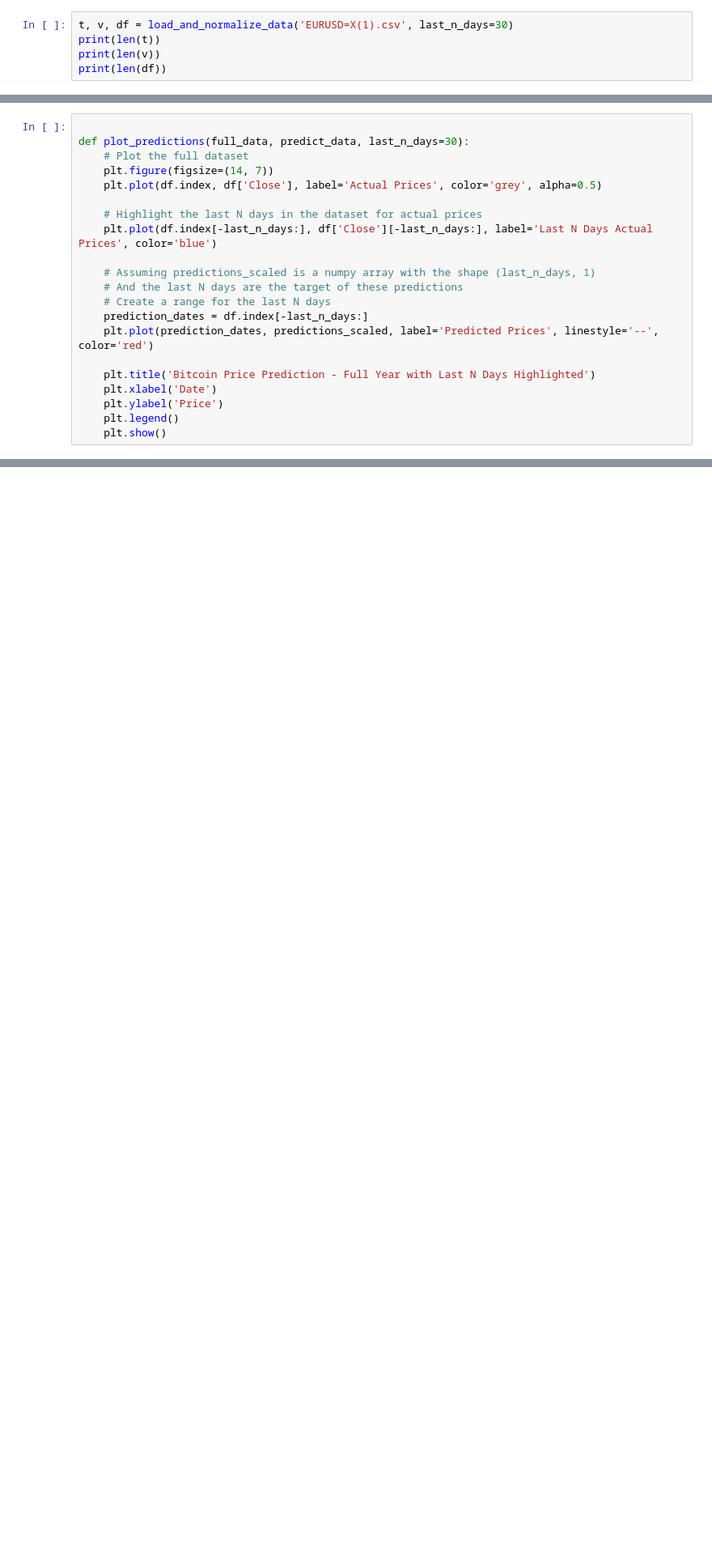
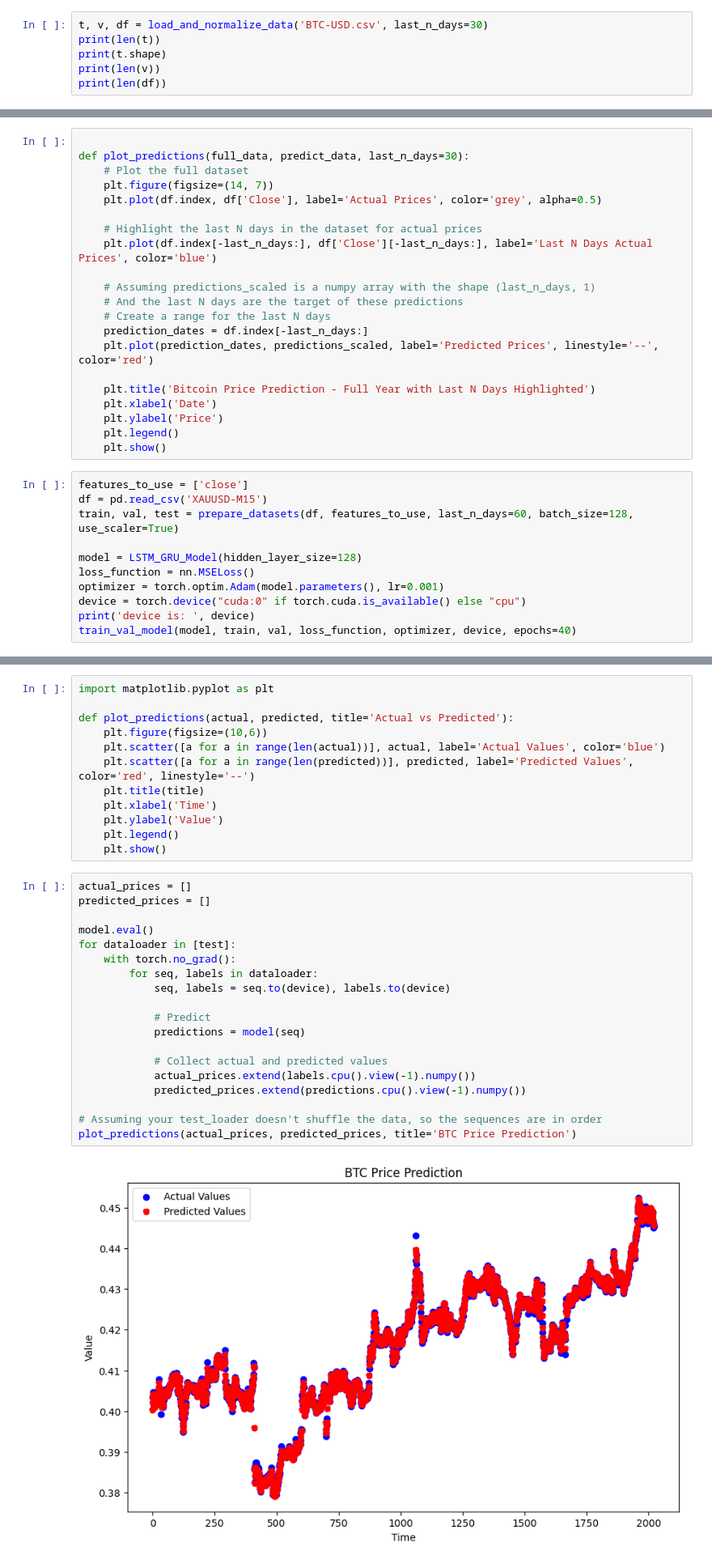
Before and after one commit to MahdiarMansouri/LSTM_price_prediction, a Jupyter notebook: 02.ipynb, the cells around one changed output, grey strips where cells are left out. Shown: that part at 81% size. Cells and saved outputs as stored; diff of their text form; blank space fills up the shorter version.

```diff
--- a/02.ipynb
+++ b/02.ipynb
@@ -18,8 +19,9 @@ def load_and_normalize_data(filepath, last_n_days=30):
     testing_data = close_prices[-last_n_days:]
     return torch.FloatTensor(training_data), torch.FloatTensor(testing_data), torch.FloatTensor(close_prices)
 # %%
-t, v, df = load_and_normalize_data('EURUSD=X(1).csv', last_n_days=30)
+t, v, df = load_and_normalize_data('BTC-USD.csv', last_n_days=30)
 print(len(t))
+print(t.shape)
 print(len(v))
 print(len(df))
 # %% [output]
@@ -143,3 +268,14 @@ def plot_predictions(full_data, predict_data, last_n_days=30):
     plt.ylabel('Price')
     plt.legend()
     plt.show()
+# %%
+features_to_use = ['close']
+df = pd.read_csv('XAUUSD-M15')
+train, val, test = prepare_datasets(df, features_to_use, last_n_days=60, batch_size=128, use_scaler=True)
+
+model = LSTM_GRU_Model(hidden_layer_size=128)
+loss_function = nn.MSELoss()
+optimizer = torch.optim.Adam(model.parameters(), lr=0.001)
+device = torch.device("cuda:0" if torch.cuda.is_available() else "cpu")
+print('device is: ', device)
+train_val_model(model, train, val, loss_function, optimizer, device, epochs=40)
@@ -146,3 +322,36 @@ def plot_predictions(full_data, predict_data, last_n_days=30):
+# %%
+import matplotlib.pyplot as plt
+
+def plot_predictions(actual, predicted, title='Actual vs Predicted'):
+    plt.figure(figsize=(10,6))
+    plt.scatter([a for a in range(len(actual))], actual, label='Actual Values', color='blue')
+    plt.scatter([a for a in range(len(predicted))], predicted, label='Predicted Values', color='red', linestyle='--')
+    plt.title(title)
+    plt.xlabel('Time')
+    plt.ylabel('Value')
+    plt.legend()
+    plt.show()
+# %%
+actual_prices = []
+predicted_prices = []
+
+model.eval()
+for dataloader in [test]:
+    with torch.no_grad():
+        for seq, labels in dataloader:
+            seq, labels = seq.to(device), labels.to(device)
+
+            # Predict
+            predictions = model(seq)
+
+            # Collect actual and predicted values
+            actual_prices.extend(labels.cpu().view(-1).numpy())
+            predicted_prices.extend(predictions.cpu().view(-1).numpy())
+
+# Assuming your test_loader doesn't shuffle the data, so the sequences are in order
+plot_predictions(actual_prices, predicted_prices, title='BTC Price Prediction')
+# %% [output]
+[figure, added]
 # %%
 filepath = 'EURUSD=X(1).csv'
 seq_length = 90
```
Also changed, not shown: parts of 9 cells of this notebook, 3 other files.
